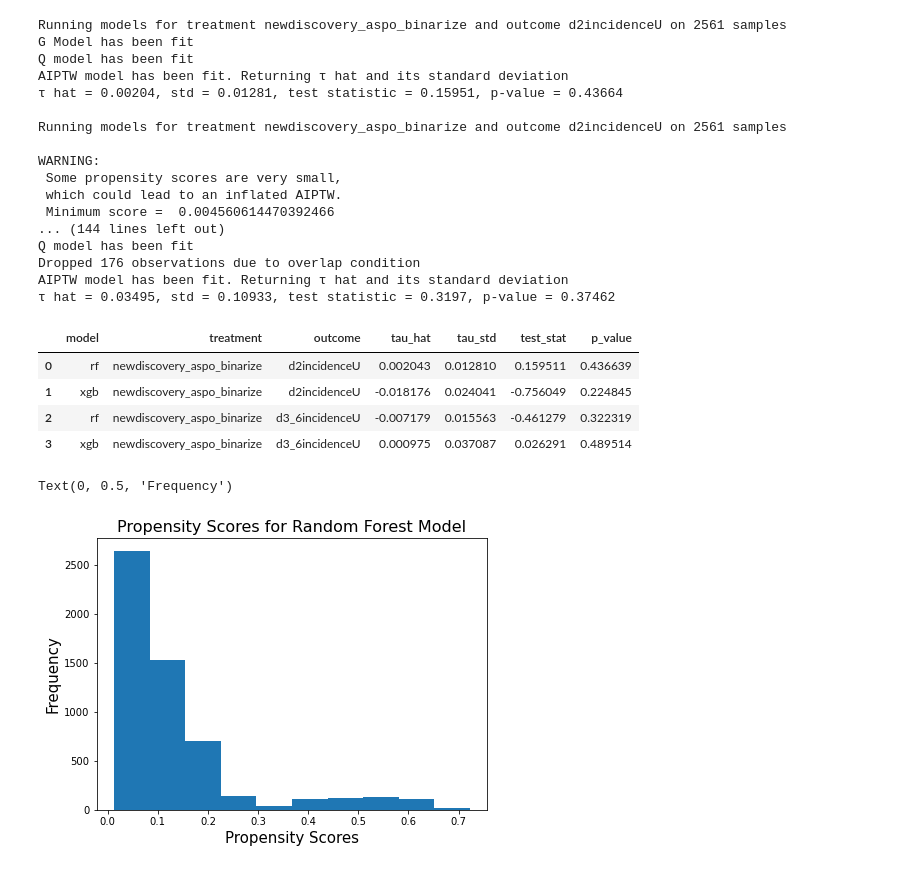
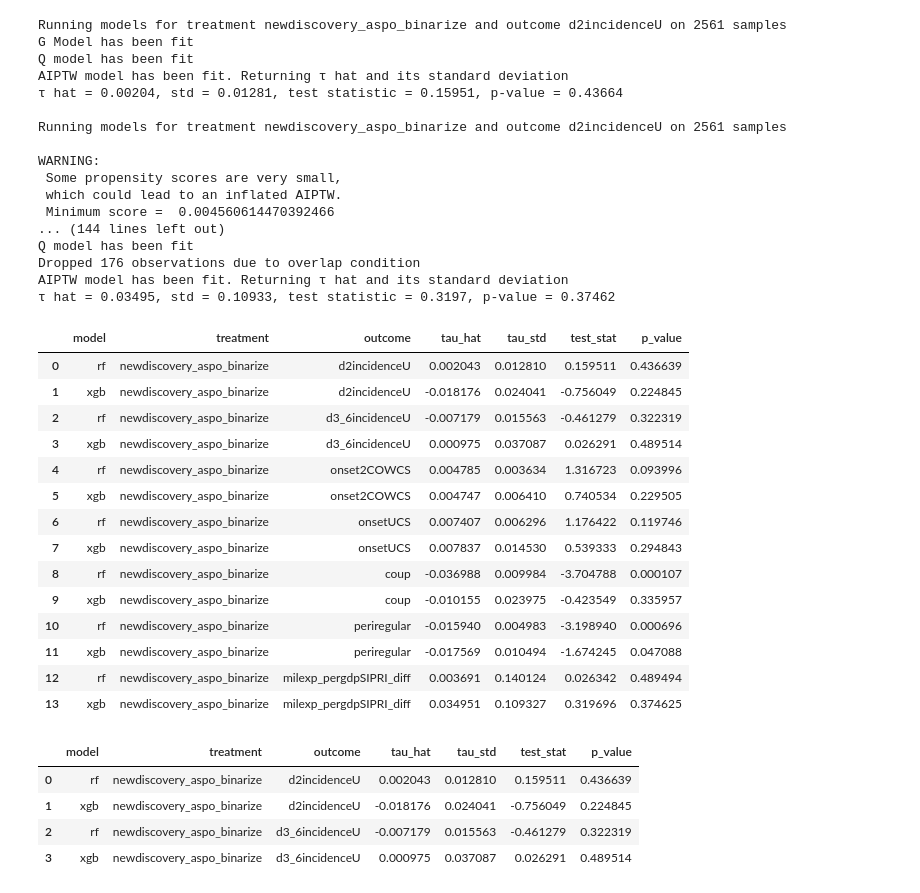
Before and after one commit to wanranzhao/STAT27420-final-code, a Jupyter notebook: Code/model_fitting.ipynb, the cells around one changed output. Cells and saved outputs as stored; diff of their text form; code cells hidden in the pictures.

Commit message:
more model work

```diff
--- a/Code/model_fitting.ipynb
+++ b/Code/model_fitting.ipynb
@@ -477,6 +477,24 @@ Q model has been fit
 Dropped 176 observations due to overlap condition
 AIPTW model has been fit. Returning τ hat and its standard deviation
 τ hat = 0.03495, std = 0.10933, test statistic = 0.3197, p-value = 0.37462
+# %%
+att_discovery_results_df
+# %% [output]
+|  | model | treatment | outcome | tau_hat | tau_std | test_stat | p_value |
+| 0 | rf | newdiscovery_aspo_binarize | d2incidenceU | 0.002043 | 0.012810 | 0.159511 | 0.436639 |
+| 1 | xgb | newdiscovery_aspo_binarize | d2incidenceU | -0.018176 | 0.024041 | -0.756049 | 0.224845 |
+| 2 | rf | newdiscovery_aspo_binarize | d3_6incidenceU | -0.007179 | 0.015563 | -0.461279 | 0.322319 |
+| 3 | xgb | newdiscovery_aspo_binarize | d3_6incidenceU | 0.000975 | 0.037087 | 0.026291 | 0.489514 |
+| 4 | rf | newdiscovery_aspo_binarize | onset2COWCS | 0.004785 | 0.003634 | 1.316723 | 0.093996 |
+| 5 | xgb | newdiscovery_aspo_binarize | onset2COWCS | 0.004747 | 0.006410 | 0.740534 | 0.229505 |
+| 6 | rf | newdiscovery_aspo_binarize | onsetUCS | 0.007407 | 0.006296 | 1.176422 | 0.119746 |
+| 7 | xgb | newdiscovery_aspo_binarize | onsetUCS | 0.007837 | 0.014530 | 0.539333 | 0.294843 |
+| 8 | rf | newdiscovery_aspo_binarize | coup | -0.036988 | 0.009984 | -3.704788 | 0.000107 |
+| 9 | xgb | newdiscovery_aspo_binarize | coup | -0.010155 | 0.023975 | -0.423549 | 0.335957 |
+| 10 | rf | newdiscovery_aspo_binarize | periregular | -0.015940 | 0.004983 | -3.198940 | 0.000696 |
+| 11 | xgb | newdiscovery_aspo_binarize | periregular | -0.017569 | 0.010494 | -1.674245 | 0.047088 |
+| 12 | rf | newdiscovery_aspo_binarize | milexp_pergdpSIPRI_diff | 0.003691 | 0.140124 | 0.026342 | 0.489494 |
+| 13 | xgb | newdiscovery_aspo_binarize | milexp_pergdpSIPRI_diff | 0.034951 | 0.109327 | 0.319696 | 0.374625 |
 # %%
 att_discovery_results_df.loc[0:3, :]
 # %% [output]
@@ -495,9 +505,0 @@ import matplotlib.pyplot as plt
-# %%
-plt.figure(figsize=(7, 5))
-hist(rf_propensity)
-plt.title('Propensity Scores for Random Forest Model', fontsize=16)
-plt.xlabel('Propensity Scores', fontsize=15)
-plt.ylabel('Frequency', fontsize=15)
-# %% [output]
-Text(0, 0.5, 'Frequency')
-[figure, removed]
```
Also changed, not shown: parts of 27 cells of this notebook.
